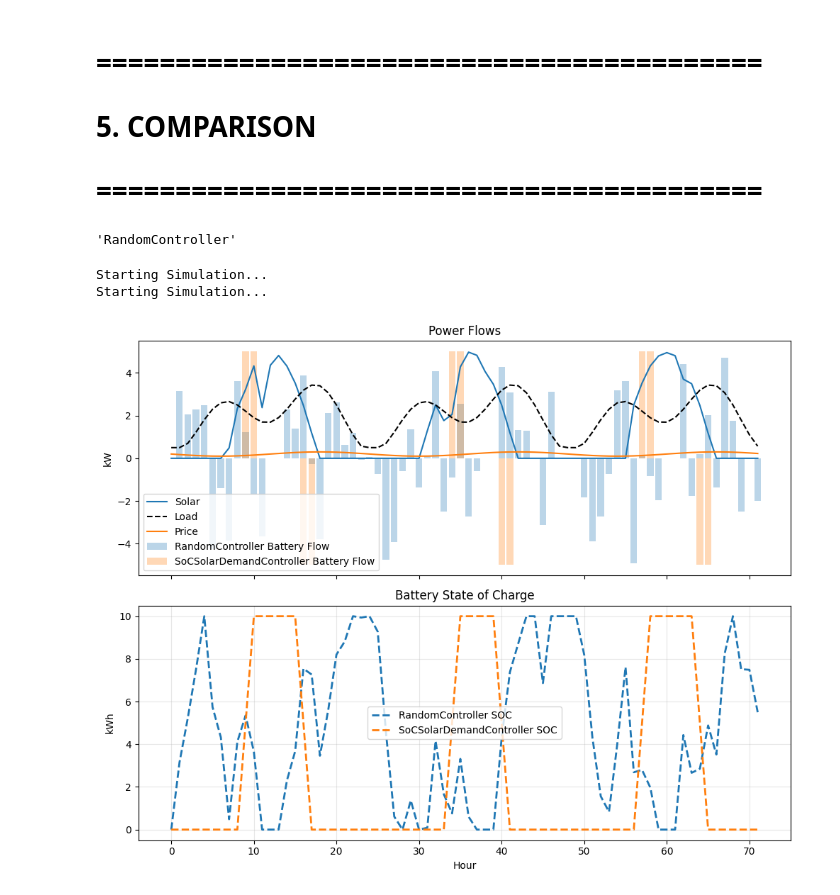
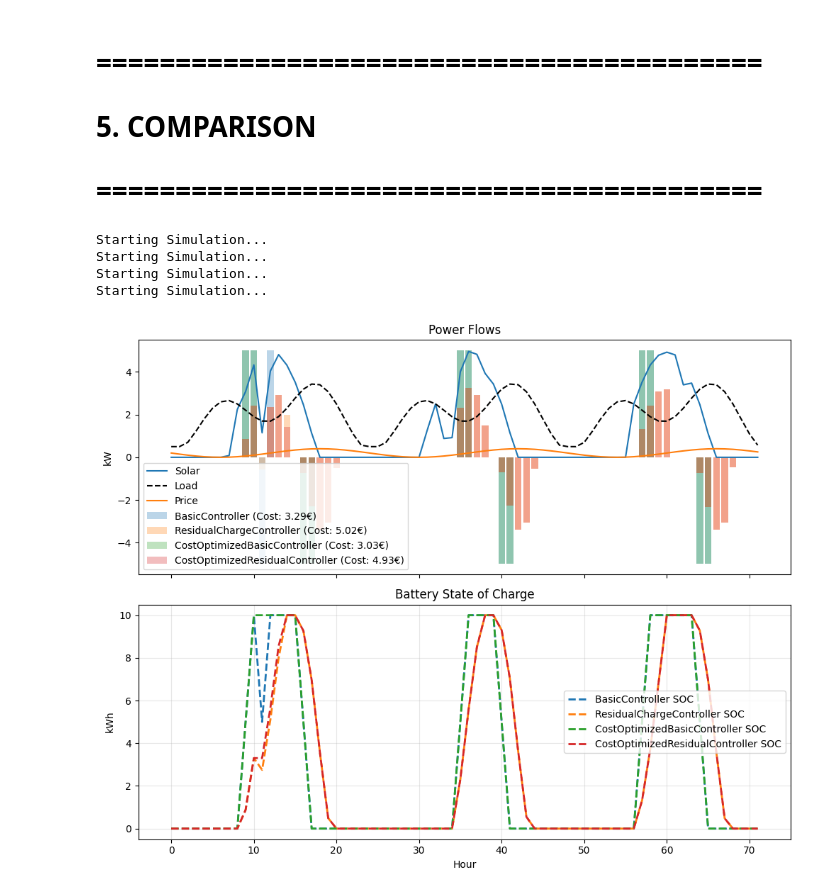
Before and after one commit to maxhock/ADG-HEMS, a Jupyter notebook: Rule_Based_HEMS.ipynb, the cells around one changed output. Drawn from its saved outputs; the diff is of its cells as text; code cells hidden in the pictures.

Commit message:
Renegotiated to four rule based controllers

```diff
--- a/Rule_Based_HEMS.ipynb
+++ b/Rule_Based_HEMS.ipynb
@@ -132,6 +142,6 @@ class RuleBasedController(Controller):
 # %%
-class CostOptimizedRuleBasedController(Controller):
-    """Charge from surplus solar; discharge when price is high; otherwise hold."""
+class CostOptimizedBasicController(Controller):
+    """Charge from solar; discharge when price is high; otherwise hold."""
     def __init__(self, env, price_threshold=0.25):
         super().__init__(env)
         self.price_threshold = price_threshold
@@ -147,8 +157,8 @@ class CostOptimizedRuleBasedController(Controller):
             else:
                 return 0.0
 # %%
-class SOCAwareRuleBasedController(Controller):
-    """SoC-aware controller: respects SoC buffers when charging/discharging and uses price threshold."""
+class CostOptimizedResidualController(Controller):
+    """Charge from surplus solar; discharge to cover residual load when price is high; otherwise hold."""
     def __init__(self, env, price_threshold=0.25):
         super().__init__(env)
         self.price_threshold = price_threshold
@@ -156,18 +166,10 @@ class SOCAwareRuleBasedController(Controller):
     def get_action(self, observation, current_soc):
         net_load = observation['load'] - observation['solar']
         current_price = observation['price']
-        charge_buffer = self.max_p * 0.1
-        discharge_buffer = self.max_p * 0.1
         if net_load < 0:
-            if current_soc < self.bat_cap - charge_buffer:
-                return self.max_p
+            return min(self.max_p, -net_load)
+        else:
+            if current_price > self.price_threshold:
+                return -min(self.max_p, net_load)
             else:
                 return 0.0
-        else:
-            if current_price > self.price_threshold:
-                if current_soc > discharge_buffer:
-                    return -self.max_p
-                else:
-                    return 0.0
-            else:
-                return 0.0
@@ -241,9 +202,13 @@ def run_experiment(Controller):
         # 2. Environment reacts
         next_obs, cost, done, info = env.step(action_requested)
 
+
+
         # 3. Store Data
         info['action_requested'] = action_requested # Log the requested action
+        info['cost'] = cost
         results.append(info)
+
 
         # 4. Advance
         obs = next_obs
@@ -282,18 +247,12 @@ def plot_controller_performance(df, controller_name, total_cost):
 # ==========================================
 # 5. COMPARISON
 # ==========================================
-# %%
-list(all_results)[0]
-# %% [output]
-'RandomController'
 # %%
 controllers = {
-    # "RuleBasedController": RuleBasedController,
-    # "CostOptimizedRuleBasedController": CostOptimizedRuleBasedController,
-    # "SOCAwareRuleBasedController": SOCAwareRuleBasedController,
-    # "PVOptimalController": PVOptimalController,
-    "RandomController": RandomController,
-    "SoCSolarDemandController": SoCSolarDemandController
+    "BasicController": BasicController,
+    "ResidualChargeController": ResidualChargeController,
+    "CostOptimizedBasicController": CostOptimizedBasicController,
+    "CostOptimizedResidualController": CostOptimizedResidualController
 }
 
 all_results = {}
@@ -302,34 +261,36 @@ for name, controller in controllers.items():
 
 
 fig, (ax1, ax2) = plt.subplots(2, 1, figsize=(10, 8), sharex=True)
 df = list(all_results.values())[0]
 ax1.plot(df['solar'], label='Solar')
 ax1.plot(df['load'], 'k--', label='Load')
 ax1.plot(df['price'], label='Price')
 for name, df in all_results.items():
-   # total_cost = df['cost'].sum()
-    #print(f"Total Cost for {name}: €{total_cost:.2f}")
+    total_cost = df['cost'].sum()
+    # print(f"Total Cost for {name}: €{total_cost:.2f}")
 
 
     # Ax1: Physics
     ax1.set_title("Power Flows")
 
 
-    ax1.bar(df.index, df['battery_action_actual'], alpha=0.3, label=f'{name} Battery Flow')
+    ax1.bar(df.index, df['battery_action_actual'], alpha=0.3, label=f'{name} (Cost: {total_cost:.2f}€)')
     ax1.legend()
     ax1.set_ylabel("kW")
 
     # Ax2: Battery State
     ax2.set_title("Battery State of Charge")
     ax2.plot(df['soc'], '--', linewidth=2, label=f"{name} SOC")
     ax2.set_ylabel("kWh")
     ax2.set_xlabel("Hour")
     ax2.grid(True, alpha=0.3)
     ax2.legend()
 
     plt.tight_layout()
 plt.show()
 # %% [output]
 Starting Simulation...
 Starting Simulation...
+Starting Simulation...
+Starting Simulation...
-[figure, old version]
+[figure, new version]
```
Also changed, not shown: parts of 6 cells of this notebook.
